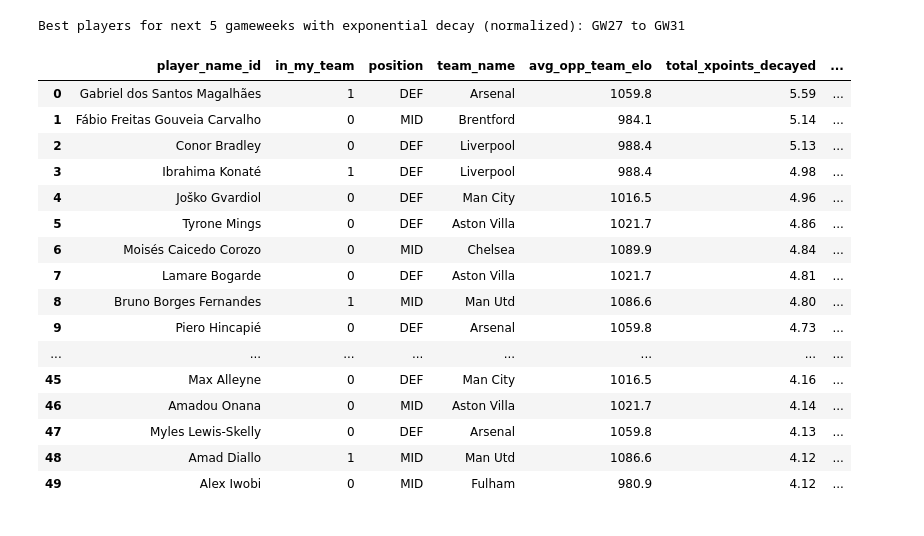
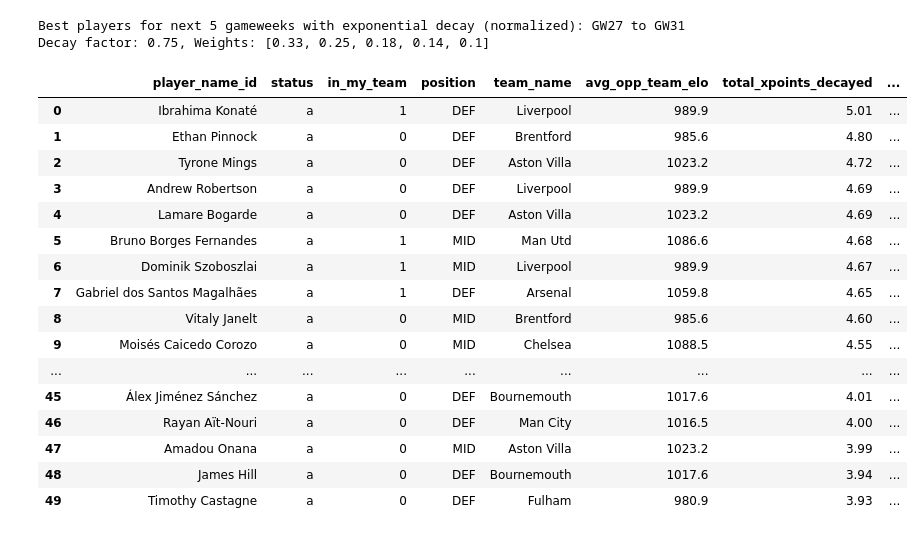
Before and after one commit to chrisimpacts/FPL-Points-Predictor, a Jupyter notebook: TRDL-Team-Analysis.ipynb, the cells around one changed output. Cells and saved outputs as stored; diff of their text form; code cells hidden in the pictures.

```diff
--- a/TRDL-Team-Analysis.ipynb
+++ b/TRDL-Team-Analysis.ipynb
@@ -127,7 +127,7 @@ view = db_creator.run_sql(f"""
     WHERE in_my_team = 0
         AND in_any_team = 0
         AND event = {picks_current_gameweek+1}
-        AND status = 'a'
+        AND status IN ('a', 'd')
         -- AND position IN ('MID','FWD')
     ORDER BY xpoints DESC
 """)
@@ -485,7 +490,7 @@ view = db_creator.run_sql(f"""
         xgcp90_pred
     FROM predictions
     WHERE event BETWEEN {picks_current_gameweek+1} AND {picks_current_gameweek+5}
-        AND player_name_id = 'Amad Diallo'
+        AND player_name_id = 'Leandro Trossard'
         -- AND value <= 48
     ORDER BY event ASC
 """)
@@ -505,57 +509,84 @@ print(f"Best players for next 5 gameweeks with exponential decay (normalized): G
 # w * (1 + d + d^2 + d^3 + d^4) = 1
 # So w = 1 / (1 + d + d^2 + d^3 + d^4)
 
-decay_factor = 0.25 #  lower decay factor means more emphasis on nearer gws, 1 is equal weights.
-weight_sum = sum([decay_factor**i for i in range(5)])
+decay_factor = 0.75 #  lower decay factor means more emphasis on nearer gws, 1 is equal weights.
+weights = [decay_factor**i for i in range(5)]
+weight_sum = sum(weights)
 initial_weight = 1 / weight_sum # weights add to 1
+print(f"Decay factor: {decay_factor}, Weights: {[round((w/weight_sum),2) for w in weights]}")
 
 view = db_creator.run_sql(f"""
+    WITH
+    predictions_status AS (
+        SELECT
+            p.player_name_id,
+            p.element,
+            ps.status,
+            p.in_my_team,
+            p.position,
+            p.team_name,
+            p.opp_team_elo,
+            p.xpoints,
+            p.mins_pred,
+            p.xgp90_pred,
+            p.xap90_pred,
+            p.xgcp90_pred,
+            p.event,
+            p.in_any_team
+        FROM predictions p
+        LEFT JOIN player_status ps ON p.element = ps.id
+    )
+
     SELECT
         player_name_id,
+        status,
         in_my_team,
         position,
         team_name,
         ROUND(AVG(opp_team_elo),1) AS avg_opp_team_elo,
         ROUND(SUM(
             CASE
                 WHEN event = {picks_current_gameweek+1} THEN xpoints * {initial_weight}
                 WHEN event = {picks_current_gameweek+2} THEN xpoints * {initial_weight * decay_factor}
                 WHEN event = {picks_current_gameweek+3} THEN xpoints * {initial_weight * decay_factor**2}
                 WHEN event = {picks_current_gameweek+4} THEN xpoints * {initial_weight * decay_factor**3}
                 WHEN event = {picks_current_gameweek+5} THEN xpoints * {initial_weight * decay_factor**4}
                 ELSE 0
             END
         ), 2) AS total_xpoints_decayed,
         ROUND(AVG(mins_pred),1) AS avg_mins_pred,
         ROUND(AVG(xgp90_pred),3) AS avg_xgp90_pred,
         ROUND(AVG(xap90_pred),3) AS avg_xap90_pred,
         ROUND(AVG(xgcp90_pred),3) AS avg_xgcp90_pred
-    FROM predictions
+    FROM predictions_status
     WHERE (in_any_team = 0 OR in_my_team = 1)
       AND event BETWEEN {picks_current_gameweek+1} AND {picks_current_gameweek+5}
-    GROUP BY player_name_id, position, team_name, in_my_team
+      AND status IN ('a','d')
+      -- AND position = 'FWD'
+    GROUP BY player_name_id, status, position, team_name, in_my_team
     ORDER BY total_xpoints_decayed DESC
 """)
 view.head(50)
 # %% [output]
 Best players for next 5 gameweeks with exponential decay (normalized): GW27 to GW31
+Decay factor: 0.75, Weights: [0.33, 0.25, 0.18, 0.14, 0.1]
-|  | player_name_id | in_my_team | position | team_name | avg_opp_team_elo | total_xpoints_decayed | ... |
-| 0 | Gabriel dos Santos Magalhães | 1 | DEF | Arsenal | 1059.8 | 5.59 | ... |
-| 1 | Fábio Freitas Gouveia Carvalho | 0 | MID | Brentford | 984.1 | 5.14 | ... |
-| 2 | Conor Bradley | 0 | DEF | Liverpool | 988.4 | 5.13 | ... |
-| 3 | Ibrahima Konaté | 1 | DEF | Liverpool | 988.4 | 4.98 | ... |
-| 4 | Joško Gvardiol | 0 | DEF | Man City | 1016.5 | 4.96 | ... |
-| 5 | Tyrone Mings | 0 | DEF | Aston Villa | 1021.7 | 4.86 | ... |
-| 6 | Moisés Caicedo Corozo | 0 | MID | Chelsea | 1089.9 | 4.84 | ... |
-| 7 | Lamare Bogarde | 0 | DEF | Aston Villa | 1021.7 | 4.81 | ... |
-| 8 | Bruno Borges Fernandes | 1 | MID | Man Utd | 1086.6 | 4.80 | ... |
-| 9 | Piero Hincapié | 0 | DEF | Arsenal | 1059.8 | 4.73 | ... |
-| ... | ... | ... | ... | ... | ... | ... | ... |
-| 45 | Max Alleyne | 0 | DEF | Man City | 1016.5 | 4.16 | ... |
-| 46 | Amadou Onana | 0 | MID | Aston Villa | 1021.7 | 4.14 | ... |
-| 47 | Myles Lewis-Skelly | 0 | DEF | Arsenal | 1059.8 | 4.13 | ... |
-| 48 | Amad Diallo | 1 | MID | Man Utd | 1086.6 | 4.12 | ... |
-| 49 | Alex Iwobi | 0 | MID | Fulham | 980.9 | 4.12 | ... |
+|  | player_name_id | status | in_my_team | position | team_name | avg_opp_team_elo | total_xpoints_decayed | ... |
+| 0 | Ibrahima Konaté | a | 1 | DEF | Liverpool | 989.9 | 5.01 | ... |
+| 1 | Ethan Pinnock | a | 0 | DEF | Brentford | 985.6 | 4.80 | ... |
+| 2 | Tyrone Mings | a | 0 | DEF | Aston Villa | 1023.2 | 4.72 | ... |
+| 3 | Andrew Robertson | a | 0 | DEF | Liverpool | 989.9 | 4.69 | ... |
+| 4 | Lamare Bogarde | a | 0 | DEF | Aston Villa | 1023.2 | 4.69 | ... |
+| 5 | Bruno Borges Fernandes | a | 1 | MID | Man Utd | 1086.6 | 4.68 | ... |
+| 6 | Dominik Szoboszlai | a | 1 | MID | Liverpool | 989.9 | 4.67 | ... |
+| 7 | Gabriel dos Santos Magalhães | a | 1 | DEF | Arsenal | 1059.8 | 4.65 | ... |
+| 8 | Vitaly Janelt | a | 0 | MID | Brentford | 985.6 | 4.60 | ... |
+| 9 | Moisés Caicedo Corozo | a | 0 | MID | Chelsea | 1088.5 | 4.55 | ... |
+| ... | ... | ... | ... | ... | ... | ... | ... | ... |
+| 45 | Álex Jiménez Sánchez | a | 0 | DEF | Bournemouth | 1017.6 | 4.01 | ... |
+| 46 | Rayan Aït-Nouri | a | 0 | DEF | Man City | 1016.5 | 4.00 | ... |
+| 47 | Amadou Onana | a | 0 | MID | Aston Villa | 1023.2 | 3.99 | ... |
+| 48 | James Hill | a | 0 | DEF | Bournemouth | 1017.6 | 3.94 | ... |
+| 49 | Timothy Castagne | a | 0 | DEF | Fulham | 980.9 | 3.93 | ... |
 # %%
 # #Gt member player codes from the latest GW
 # query = """
```
Also changed, not shown: parts of 9 cells of this notebook, 8 other files.
